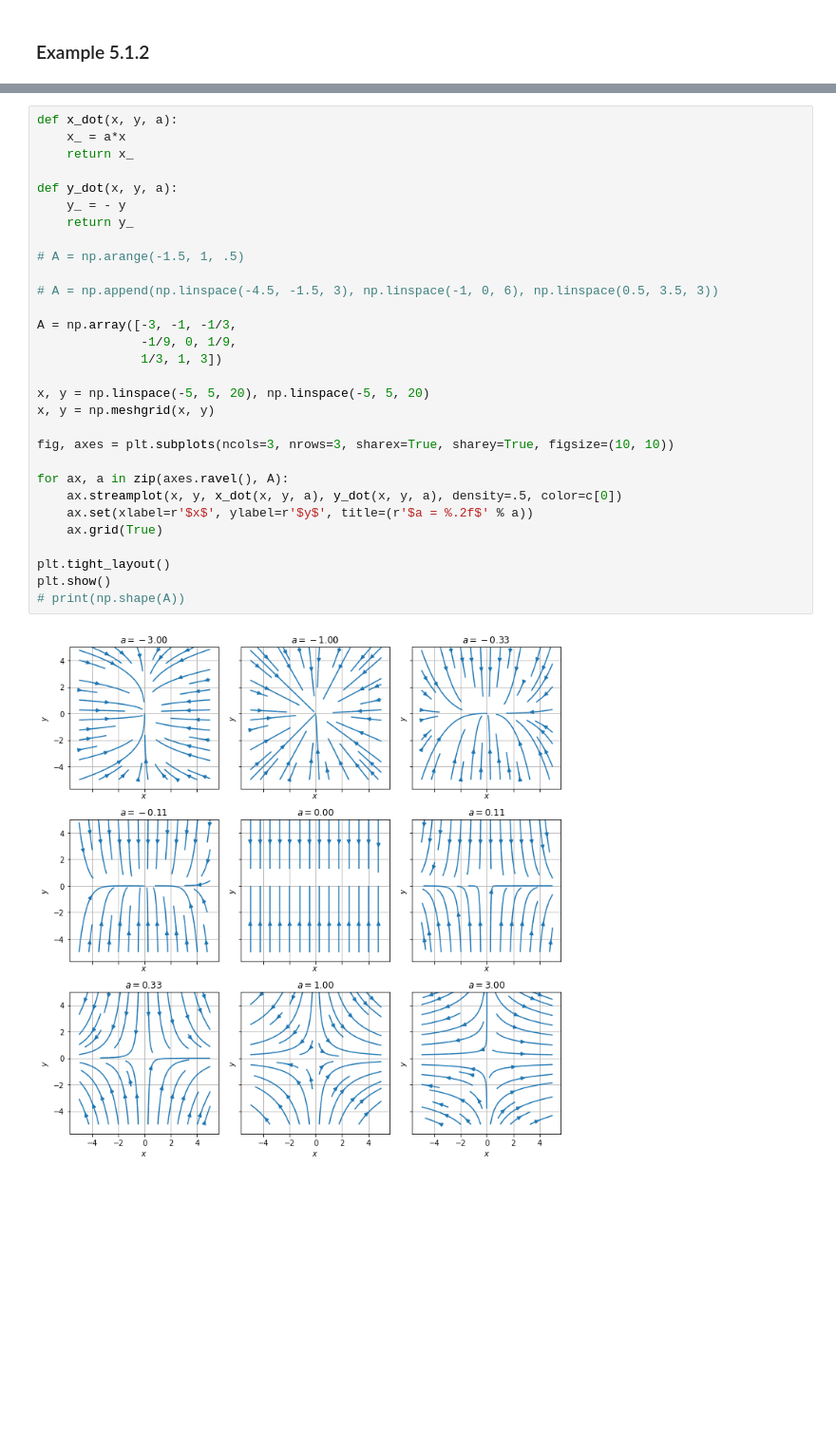
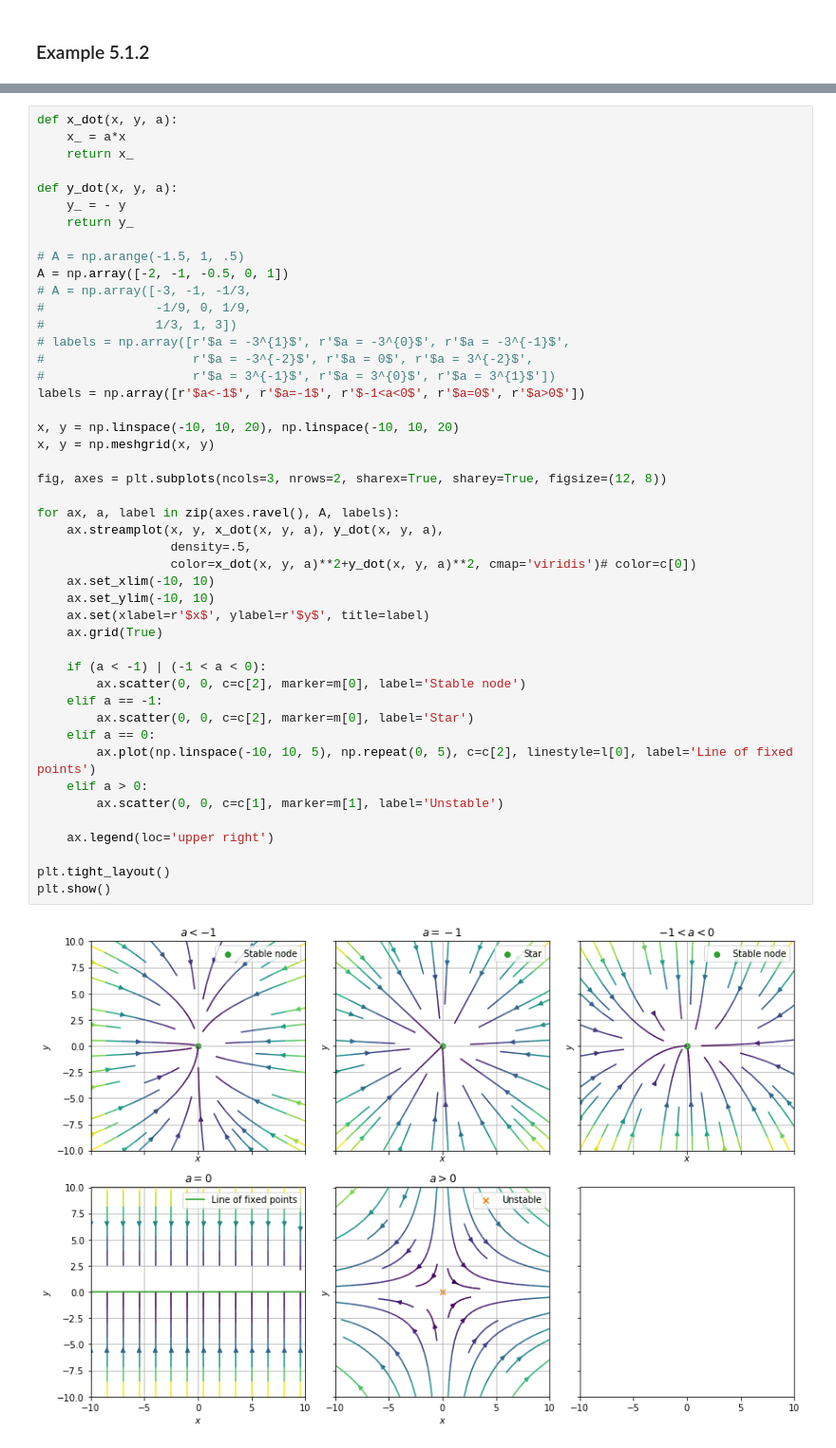
Before and after one commit to shumez/NLDC, a Jupyter notebook: c05/note.ipynb, the cells around one changed output, grey strips where cells are left out. Shown at 95% size. Drawn from its saved outputs; the diff is of its cells as text; blank space fills up the shorter version.

```diff
--- a/c05/note.ipynb
+++ b/c05/note.ipynb
@@ -190,32 +276,48 @@ plt.show()
 # %%
 def x_dot(x, y, a):
     x_ = a*x
     return x_
 
 def y_dot(x, y, a):
     y_ = - y
     return y_
 
 # A = np.arange(-1.5, 1, .5)
+A = np.array([-2, -1, -0.5, 0, 1])
+# A = np.array([-3, -1, -1/3,
+#               -1/9, 0, 1/9,
+#               1/3, 1, 3])
+# labels = np.array([r'$a = -3^{1}$', r'$a = -3^{0}$', r'$a = -3^{-1}$',
+#                    r'$a = -3^{-2}$', r'$a = 0$', r'$a = 3^{-2}$',
+#                    r'$a = 3^{-1}$', r'$a = 3^{0}$', r'$a = 3^{1}$'])
+labels = np.array([r'$a<-1$', r'$a=-1$', r'$-1<a<0$', r'$a=0$', r'$a>0$'])
 
-# A = np.append(np.linspace(-4.5, -1.5, 3), np.linspace(-1, 0, 6), np.linspace(0.5, 3.5, 3))
-
-A = np.array([-3, -1, -1/3,
-              -1/9, 0, 1/9,
-              1/3, 1, 3])
-
-x, y = np.linspace(-5, 5, 20), np.linspace(-5, 5, 20)
+x, y = np.linspace(-10, 10, 20), np.linspace(-10, 10, 20)
 x, y = np.meshgrid(x, y)
 
-fig, axes = plt.subplots(ncols=3, nrows=3, sharex=True, sharey=True, figsize=(10, 10))
+fig, axes = plt.subplots(ncols=3, nrows=2, sharex=True, sharey=True, figsize=(12, 8))
 
-for ax, a in zip(axes.ravel(), A):
-    ax.streamplot(x, y, x_dot(x, y, a), y_dot(x, y, a), density=.5, color=c[0])
-    ax.set(xlabel=r'$x$', ylabel=r'$y$', title=(r'$a = %.2f$' % a))
+for ax, a, label in zip(axes.ravel(), A, labels):
+    ax.streamplot(x, y, x_dot(x, y, a), y_dot(x, y, a),
+                  density=.5,
+                  color=x_dot(x, y, a)**2+y_dot(x, y, a)**2, cmap='viridis')# color=c[0])
+    ax.set_xlim(-10, 10)
+    ax.set_ylim(-10, 10)
+    ax.set(xlabel=r'$x$', ylabel=r'$y$', title=label)
     ax.grid(True)
+
+    if (a < -1) | (-1 < a < 0):
+        ax.scatter(0, 0, c=c[2], marker=m[0], label='Stable node')
+    elif a == -1:
+        ax.scatter(0, 0, c=c[2], marker=m[0], label='Star')
+    elif a == 0:
+        ax.plot(np.linspace(-10, 10, 5), np.repeat(0, 5), c=c[2], linestyle=l[0], label='Line of fixed points')
+    elif a > 0:
+        ax.scatter(0, 0, c=c[1], marker=m[1], label='Unstable')
+
+    ax.legend(loc='upper right')
 
 plt.tight_layout()
 plt.show()
-# print(np.shape(A))
 # %% [output]
-[figure, old version]
+[figure, new version]
```
Also changed, not shown: parts of 10 cells of this notebook.
